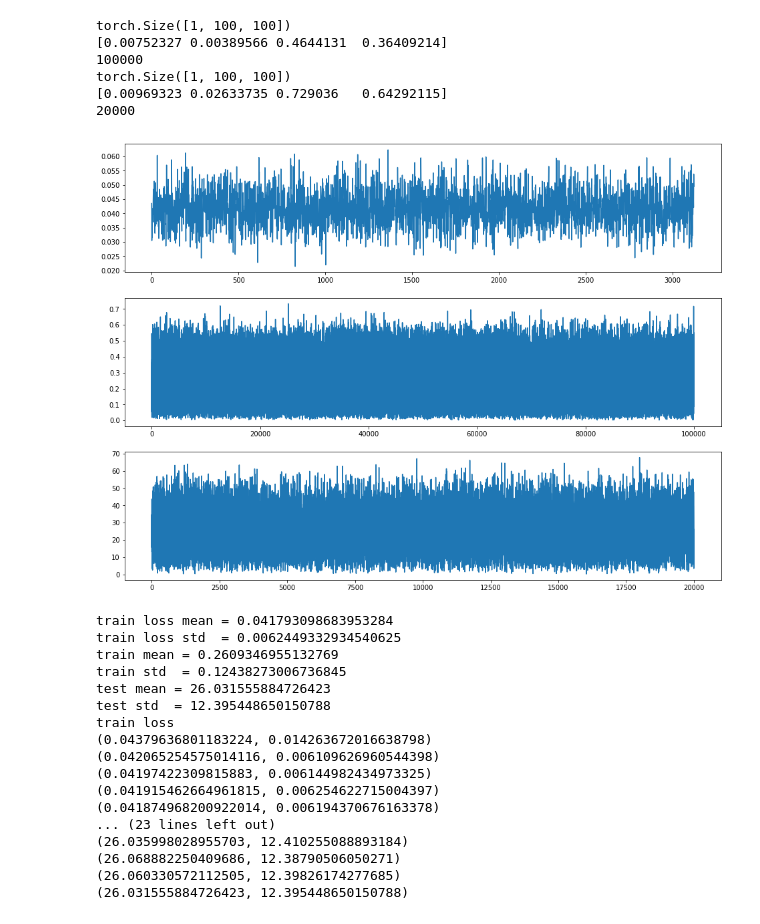
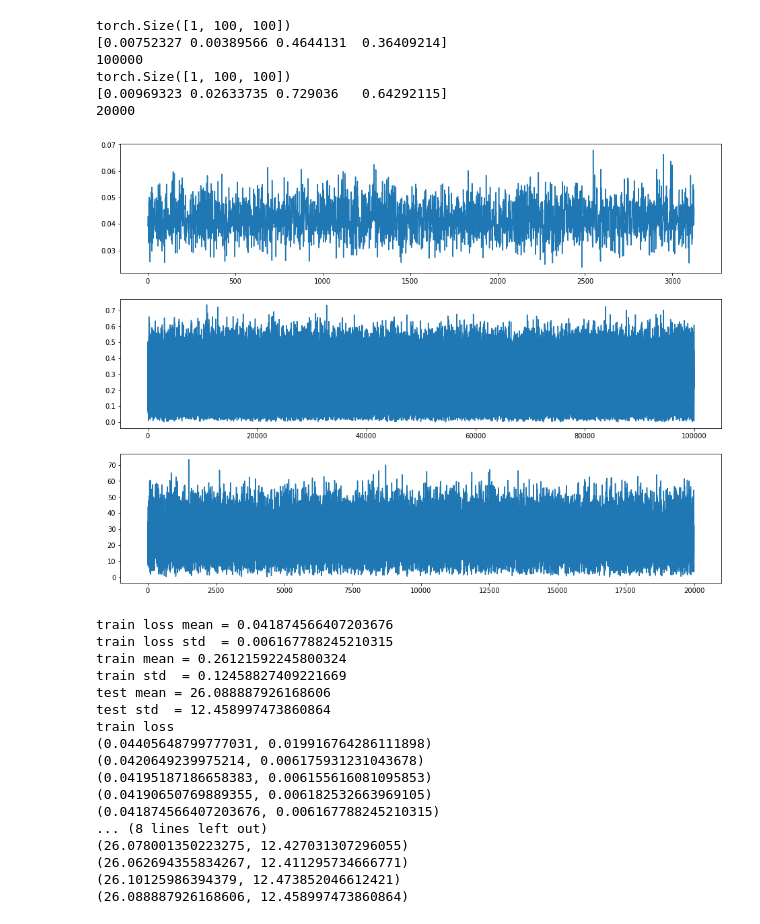
Before and after one commit to caitaozhan/deeplearning-localization, a Jupyter notebook: CNN-regression-multi.ipynb, the cells around one changed output. Saved outputs shown, nothing was run; the diff lists cells and outputs as text; code cells hidden in the pictures.

```diff
--- a/CNN-regression-multi.ipynb
+++ b/CNN-regression-multi.ipynb
@@ -44,7 +44,7 @@ class Metrics:
     '''
     @staticmethod
     def localization_error_regression(pred_batch, truth_batch, debug=False):
-        '''euclidian error when modeling the output representation is a matrix (image)\
+        '''euclidian error when modeling the output representation is a matrix (image)
            both pred and truth are batches, typically a batch of 32
         '''
         error = []
@@ -200,7 +200,7 @@ model     = net3.to(device)
 optimizer = optim.Adam(model.parameters(), lr=0.001)
 criterion = nn.MSELoss()  # criterion is the loss function
 
-num_epochs   = 10
+num_epochs   = 5
 train_losses_epoch = []
 train_errors_epoch = []
 test_errors_epoch  = []
@@ -242,51 +242,51 @@ for epoch in range(num_epochs):
     clear_output(True)
     plt.figure(figsize=(16, 12))
     plt.subplot(311)
     plt.plot(train_losses)
     plt.subplot(312)
     plt.plot(train_errors)
     plt.subplot(313)
     plt.plot(test_errors)
     plt.show()
 
     print('train loss mean =', np.mean(train_losses))
     print('train loss std  =', np.std(train_losses))
     print('train mean =', np.mean(train_errors))
     print('train std  =', np.std(train_errors))
     print('test mean =', np.mean(test_errors))
     print('test std  =', np.std(test_errors))
     train_losses_epoch.append((np.mean(train_losses), np.std(train_losses)))
     train_errors_epoch.append((np.mean(train_errors), np.std(train_errors)))
     test_errors_epoch.append((np.mean(test_errors), np.std(test_errors)))
 
 print('train loss')
 for loss in train_losses_epoch:
     print(loss)
 print('train error')
 for error in train_errors_epoch:
     print(error)
 print('test error')
 for error in test_errors_epoch:
     print(error)
 # %% [output]
-[figure, old version]
+[figure, new version]
-train loss mean = 0.041793098683953284
-train loss std  = 0.0062449332934540625
-train mean = 0.2609346955132769
-train std  = 0.12438273006736845
-test mean = 26.031555884726423
-test std  = 12.395448650150788
+train loss mean = 0.041874566407203676
+train loss std  = 0.006167788245210315
+train mean = 0.26121592245800324
+train std  = 0.12458827409221669
+test mean = 26.088887926168606
+test std  = 12.458997473860864
 train loss
-(0.04379636801183224, 0.014263672016638798)
-(0.042065254575014116, 0.006109626960544398)
-(0.04197422309815883, 0.006144982434973325)
-(0.041915462664961815, 0.006254622715004397)
-(0.041874968200922014, 0.006194370676163378)
-... (23 lines left out)
-(26.035998028955703, 12.410255088893184)
-(26.068882250409686, 12.38790506050271)
-(26.060330572112505, 12.39826174277685)
-(26.031555884726423, 12.395448650150788)
+(0.04405648799777031, 0.019916764286111898)
+(0.0420649239975214, 0.006175931231043678)
+(0.04195187186658383, 0.006155616081095853)
+(0.04190650769889355, 0.006182532663969105)
+(0.041874566407203676, 0.006167788245210315)
+... (8 lines left out)
+(26.078001350223275, 12.427031307296055)
+(26.062694355834267, 12.411295734666771)
+(26.10125986394379, 12.473852046612421)
+(26.088887926168606, 12.458997473860864)
 # %%
 def myplot(X, y, pred):
     X = X[0][0]
```
Also changed, not shown: parts of 1 cell of this notebook.
